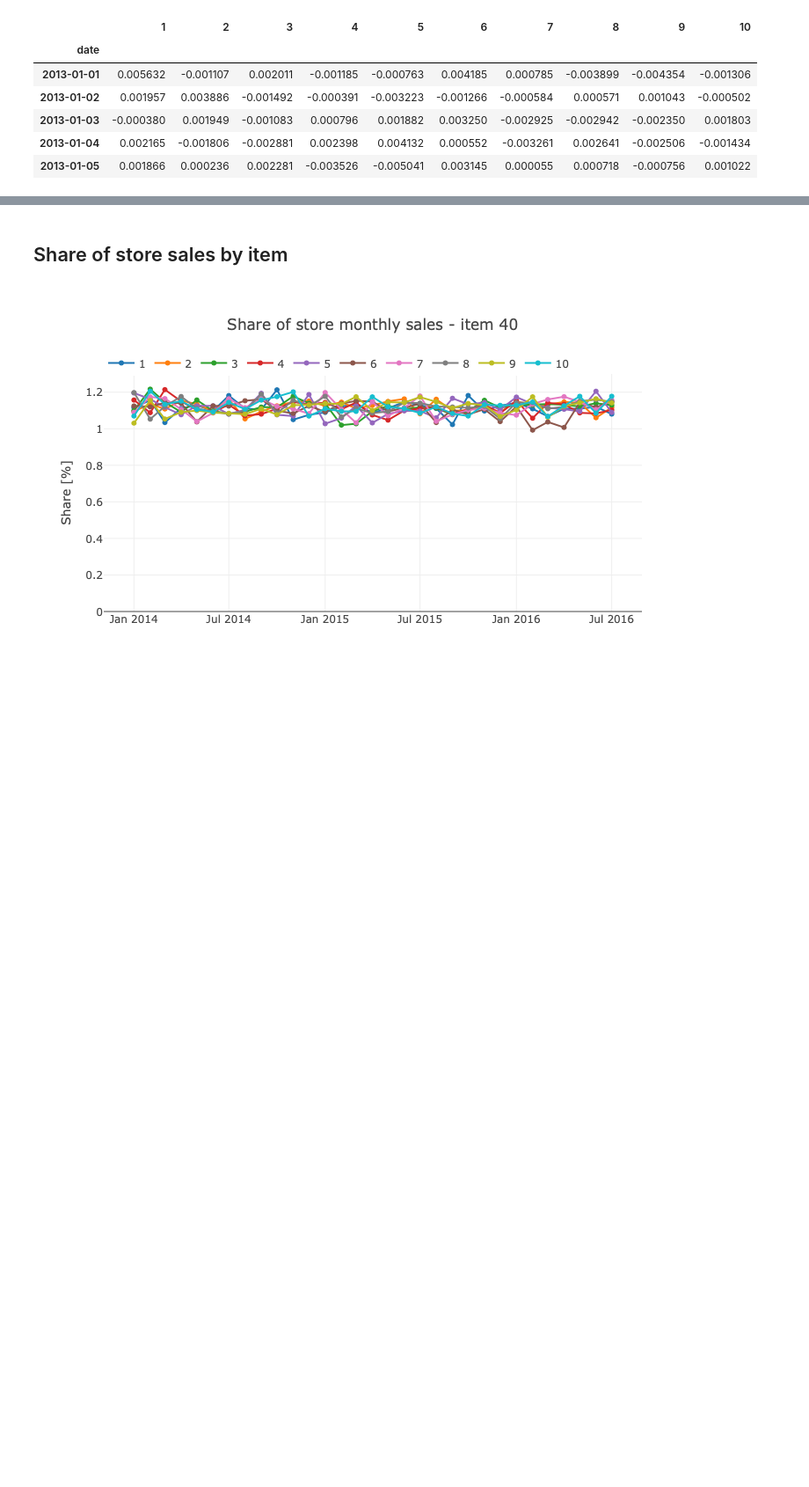
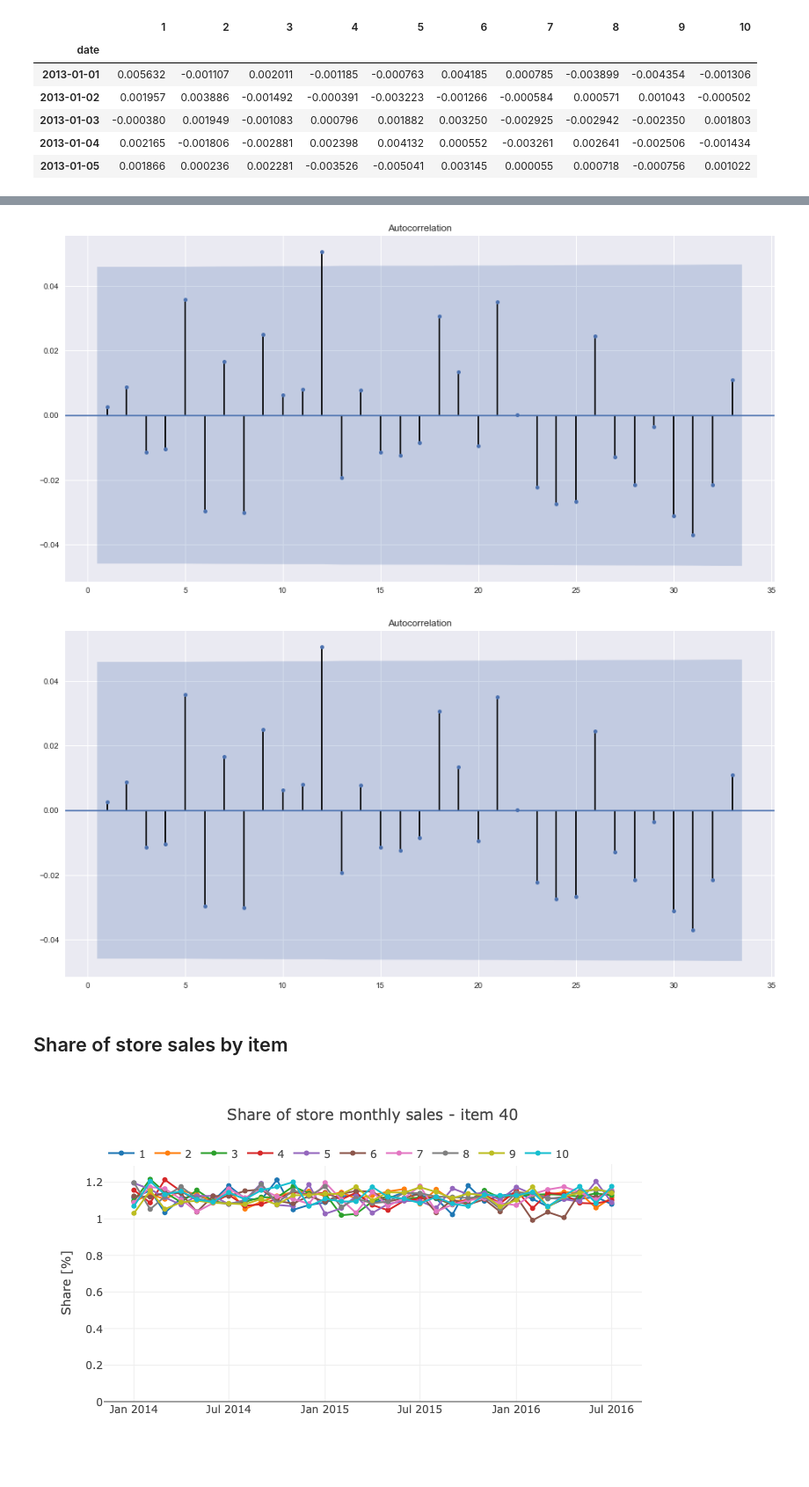
Before and after one commit to mangano/forecasting, a Jupyter notebook: store_item_demand.ipynb, the cells around one changed output, grey strips where cells are left out. Shown at 88% size. Drawn from its saved outputs; the diff is of its cells as text; code cells hidden in the pictures; blank space fills up the shorter version.

```diff
--- a/store_item_demand.ipynb
+++ b/store_item_demand.ipynb
@@ -71,3 +143,8 @@ df_res.head()
+# %%
+plot_acf(df_res['4'], zero=False)
+# %% [output]
+[figure, added]
+[figure, added]
 # %% [markdown]
 ## Share of store sales by item
 # %%
```
Also changed, not shown: parts of 8 cells of this notebook, 1 other file.
